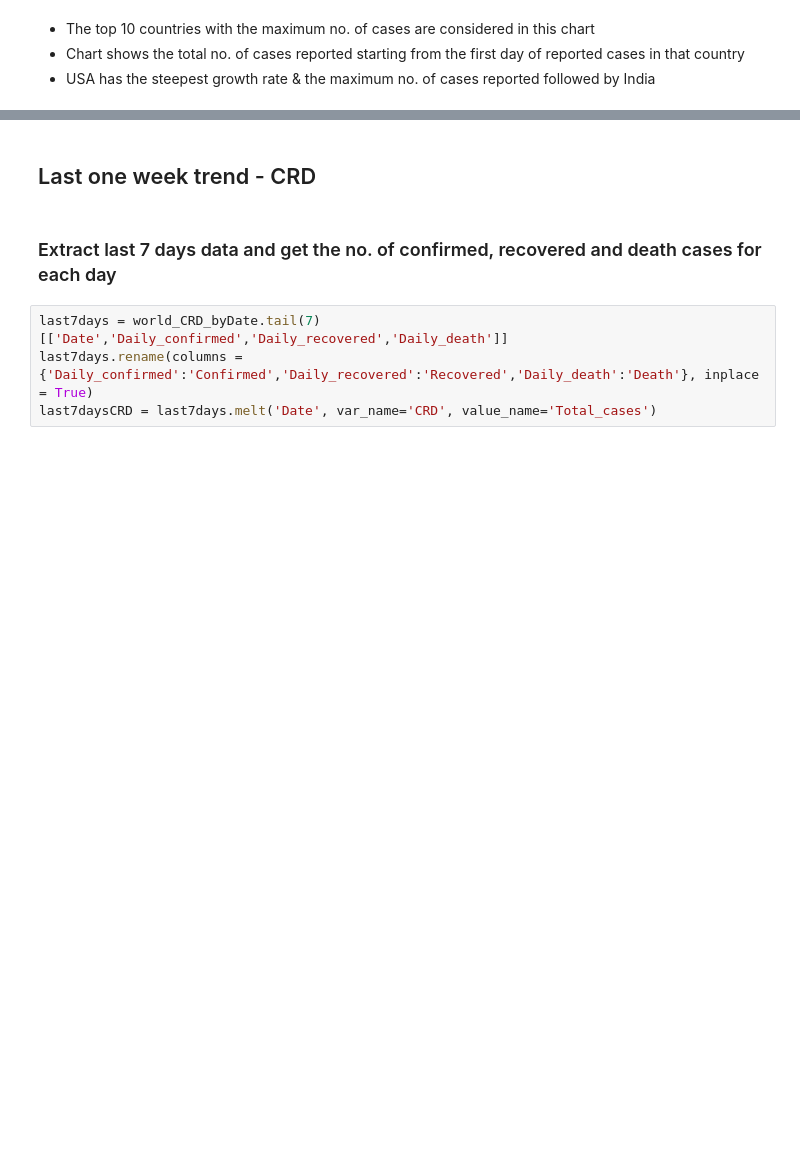
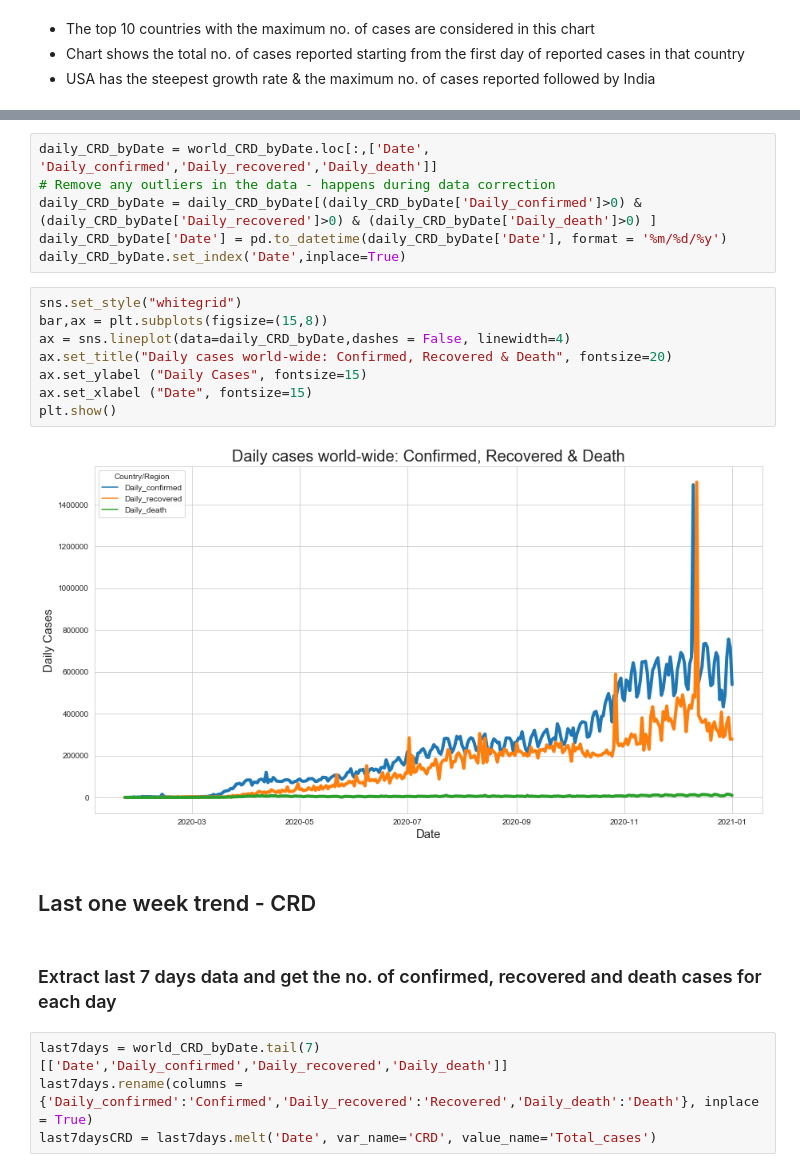
Before and after one commit to Lakshmi-1212/Covid19_EDA, a Jupyter notebook: Covid19_EDA_World.ipynb, the cells around one changed output, grey strips where cells are left out. Cells and saved outputs as stored; diff of their text form; blank space fills up the shorter version.

```diff
--- a/Covid19_EDA_World.ipynb
+++ b/Covid19_EDA_World.ipynb
@@ -309,3 +334,19 @@ plt.show()
+# %%
+daily_CRD_byDate = world_CRD_byDate.loc[:,['Date', 'Daily_confirmed','Daily_recovered','Daily_death']]
+# Remove any outliers in the data - happens during data correction
+daily_CRD_byDate = daily_CRD_byDate[(daily_CRD_byDate['Daily_confirmed']>0) & (daily_CRD_byDate['Daily_recovered']>0) & (daily_CRD_byDate['Daily_death']>0) ]
+daily_CRD_byDate['Date'] = pd.to_datetime(daily_CRD_byDate['Date'], format = '%m/%d/%y')
+daily_CRD_byDate.set_index('Date',inplace=True)
+# %%
+sns.set_style("whitegrid")
+bar,ax = plt.subplots(figsize=(15,8))
+ax = sns.lineplot(data=daily_CRD_byDate,dashes = False, linewidth=4)
+ax.set_title("Daily cases world-wide: Confirmed, Recovered & Death", fontsize=20)
+ax.set_ylabel ("Daily Cases", fontsize=15)
+ax.set_xlabel ("Date", fontsize=15)
+plt.show()
+# %% [output]
+[figure, added]
 # %% [markdown]
 ## Last one week trend - CRD
 # %% [markdown]
```
Also changed, not shown: parts of 32 cells of this notebook.
